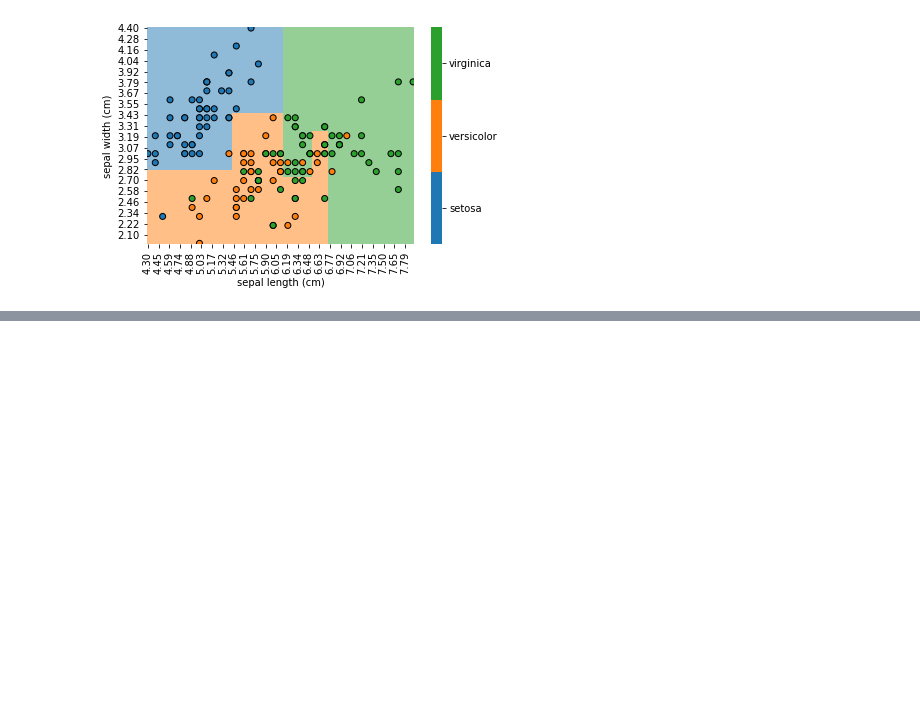
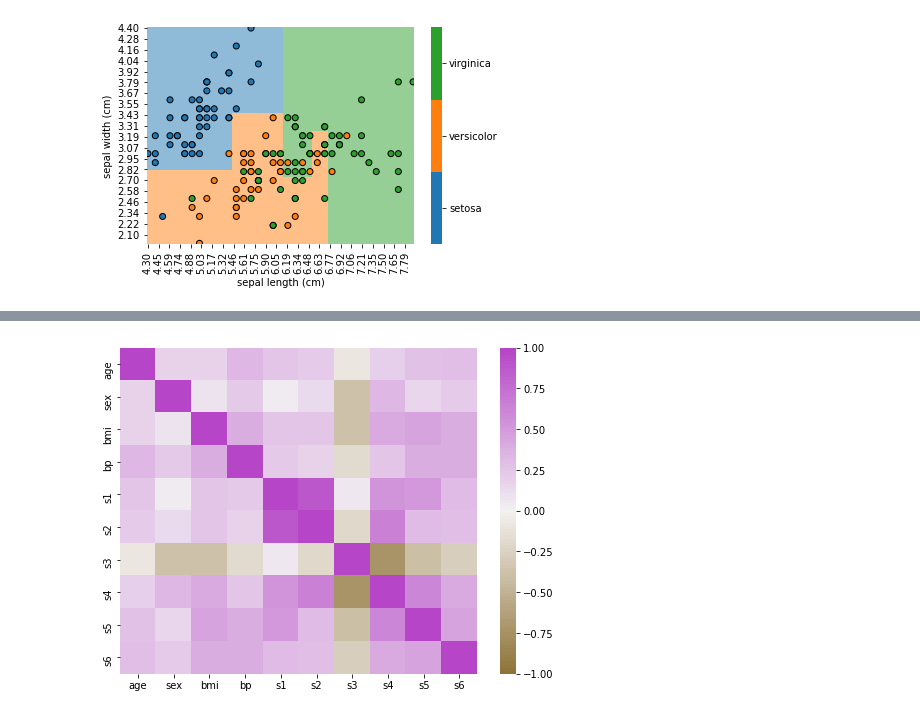
Before and after one commit to gsganden/model_inspector, a Jupyter notebook: 00_inspect.ipynb, the cells around one changed output, grey strips where cells are left out. Drawn from its saved outputs; the diff is of its cells as text; code cells hidden in the pictures; blank space fills up the shorter version.

```diff
--- a/00_inspect.ipynb
+++ b/00_inspect.ipynb
@@ -383,3 +410,8 @@ ax = plot_2d_classification(
+# %%
+_, ax = plt.subplots(figsize=(8, 6))
+ax = map_correlation(X_diabetes, h_neg=60, h_pos=300, n=101, annot=False, ax=ax)
+# %% [output]
+[figure, added]
 # %%
 # export
 def plot_linear_coefs_vs_hparam(
```
Also changed, not shown: parts of 12 cells of this notebook, 3 other files.
